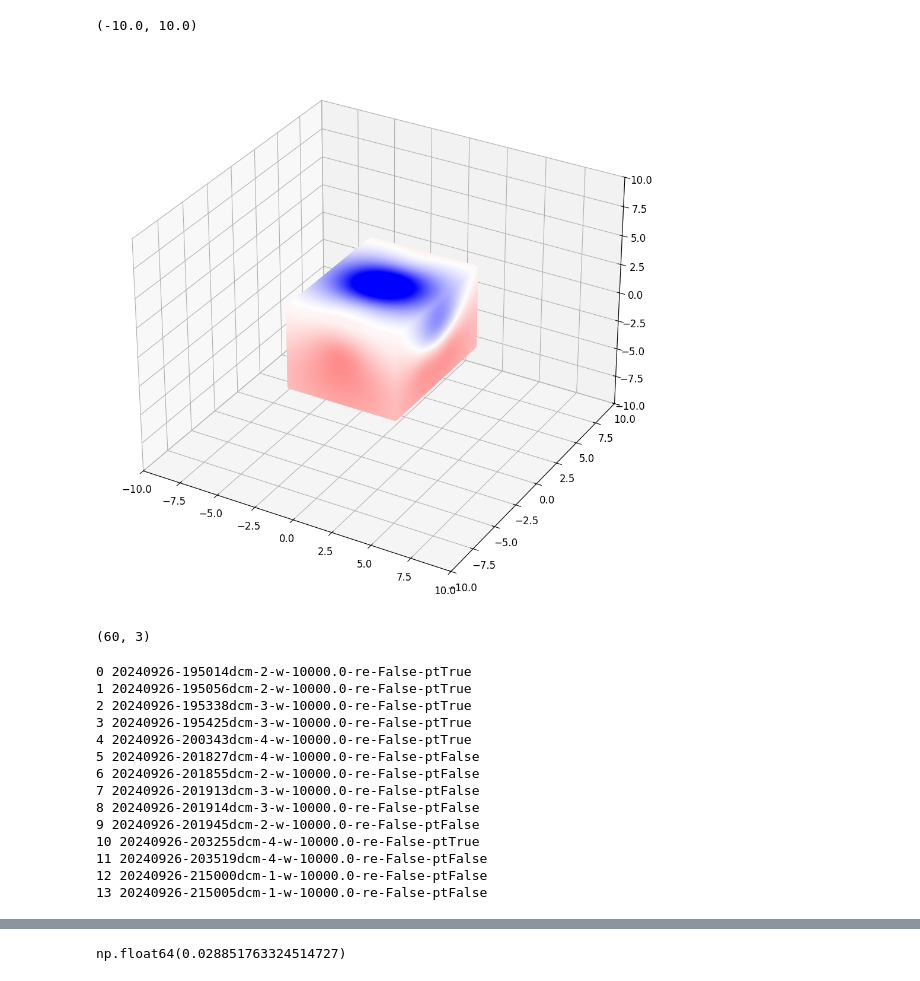
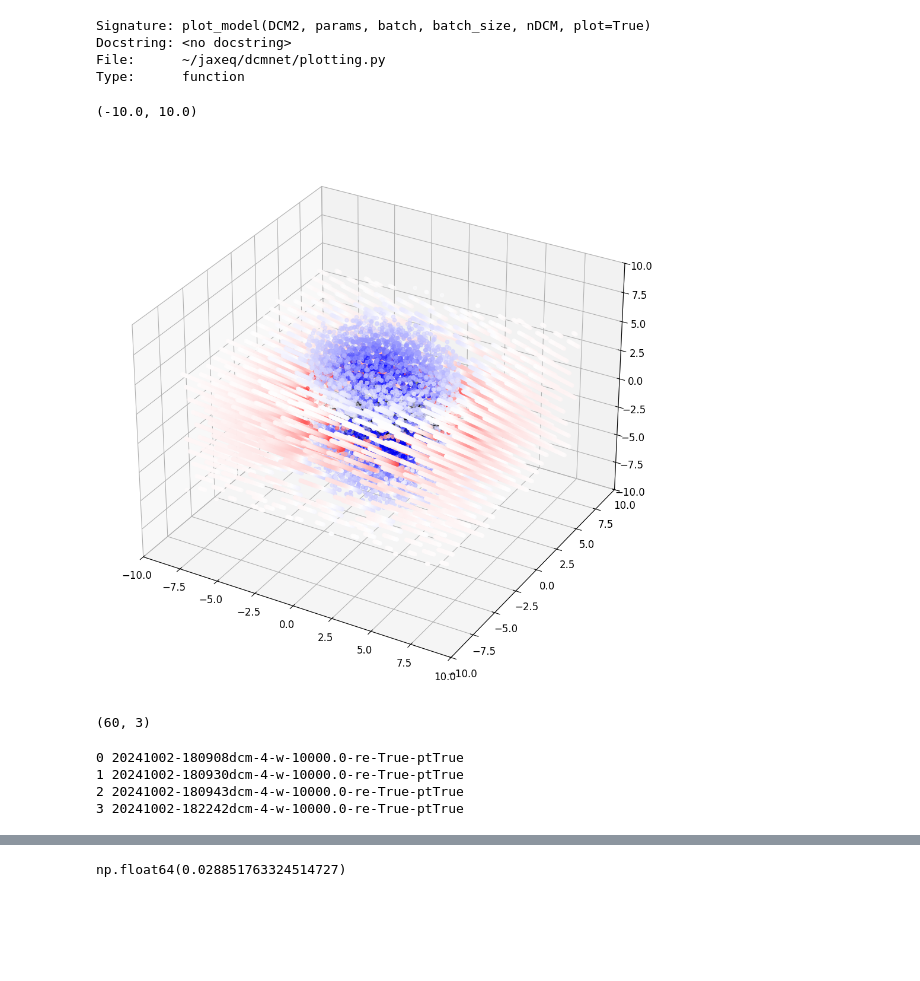
Before and after one commit to EricBoittier/dcmnet, a Jupyter notebook: notebooks/cubes.ipynb, the cells around one changed output, grey strips where cells are left out. Cells and saved outputs as stored; diff of their text form; code cells hidden in the pictures; blank space fills up the shorter version.

Commit message:
validation of trained models

```diff
--- a/notebooks/cubes.ipynb
+++ b/notebooks/cubes.ipynb
@@ -57,3 +60,10 @@ cpu
+# %%
+plot_model?
+# %% [output]
+Signature: plot_model(DCM2, params, batch, batch_size, nDCM, plot=True)
+Docstring: <no docstring>
+File:      ~/jaxeq/dcmnet/plotting.py
+Type:      function
 # %%
 import time
 import numpy as np
@@ -146,7 +156,7 @@ class cube():
             # if i != self.NX*self.NY*self.NZ: raise NameError, "FSCK!"
         return None
 
-    def write_cube(self,fname,comment='Cube file written by CubeToolz\nCubeToolz %3.1f' % __version__):
+    def write_cube(self,fname,comment='Cube file written by CubeToolz\nCubeToolz'):
         '''
         Write out a Gaussian Cube file
         '''
@@ -333,9 +343,11 @@ class cube():
         self.natoms = len(new_xyz)
         return None
 # %%
-C = cube("/pchem-data/meuwly/boittier/home/jaxeq/eric/fluro/esp_fluro-ben.cube")
-# C = cube("/pchem-data/meuwly/boittier/home/CubeTools/cubes/butadiene/scan_extract_0.xyz.chk.fchk.pot.cube")
-C = cube("/pchem-data/meuwly/boittier/home/MDCM/examples/ref/benzene-pot.cube")
+# C = cube("/pchem-data/meuwly/boittier/home/jaxeq/eric/fluro/esp_fluro-ben.cube")
+C = cube("/pchem-data/meuwly/boittier/home/jaxeq/eric/para-phenol/esp-or-para.0.cube")
+C = cube("/pchem-data/meuwly/boittier/home/CubeTools/cubes/butadiene/scan_extract_0.xyz.chk.fchk.pot.cube")
+C = cube("/pchem-data/meuwly/boittier/home/MDCM/examples/naptha/ref/naphta.pot.cube")
+# C = cube("/pchem-data/meuwly/boittier/home/MDCM/examples/ref/benzene-pot.cube")
 # C = cube("/pchem-data/meuwly/boittier/MDCM/examples/methanol/ref/scan0.p.cube")
 # C = cube("/pchem-data/meuwly/boittier/MDCM/examples/dimethylether/ref/scan0.p.cube")
 P = []
@@ -359,16 +371,16 @@ mask, closest = cut_vdw(XYZ, R, Z)
 # %%
 fig = plt.figure(figsize=(12, 12))
 ax1 = fig.add_subplot(111, projection="3d")
 
-ax1.scatter(*XYZ[mask][::].T, c=colors[mask][::])
+ax1.scatter(*XYZ[mask][::100].T, c=colors[mask][::100])
 ax1.scatter(*R.T, c="k", s=1000)
 
 ax1.set_xlim(-10,10)
 ax1.set_ylim(-10,10)
 ax1.set_zlim(-10,10)
 # %% [output]
 (-10.0, 10.0)
-[figure, old version]
+[figure, new version]
 # %%
 
 
@@ -485,25 +497,15 @@ batch =  output[0]
 # %%
 ddir = Path("/pchem-data/meuwly/boittier/home/jaxeq/all_runs/")
 # %%
-files = {_.parents[0].name: _ for _ in list(ddir.glob("test2/*/best*"))}
+files = {_.parents[0].name: _ for _ in list(ddir.glob("test4/*dcm-4*/best*"))}
 KEYS = list(files.keys())
 for i, _ in enumerate(KEYS):
     print(i, _)
 # %% [output]
-0 20240926-195014dcm-2-w-10000.0-re-False-ptTrue
-1 20240926-195056dcm-2-w-10000.0-re-False-ptTrue
-2 20240926-195338dcm-3-w-10000.0-re-False-ptTrue
-3 20240926-195425dcm-3-w-10000.0-re-False-ptTrue
-4 20240926-200343dcm-4-w-10000.0-re-False-ptTrue
-5 20240926-201827dcm-4-w-10000.0-re-False-ptFalse
-6 20240926-201855dcm-2-w-10000.0-re-False-ptFalse
-7 20240926-201913dcm-3-w-10000.0-re-False-ptFalse
-8 20240926-201914dcm-3-w-10000.0-re-False-ptFalse
-9 20240926-201945dcm-2-w-10000.0-re-False-ptFalse
-10 20240926-203255dcm-4-w-10000.0-re-False-ptTrue
-11 20240926-203519dcm-4-w-10000.0-re-False-ptFalse
-12 20240926-215000dcm-1-w-10000.0-re-False-ptFalse
-13 20240926-215005dcm-1-w-10000.0-re-False-ptFalse
+0 20241002-180908dcm-4-w-10000.0-re-True-ptTrue
+1 20241002-180930dcm-4-w-10000.0-re-True-ptTrue
+2 20241002-180943dcm-4-w-10000.0-re-True-ptTrue
+3 20241002-182242dcm-4-w-10000.0-re-True-ptTrue
 # %%
 for i in range(len(KEYS)):
     try:
```
Also changed, not shown: parts of 26 cells of this notebook, 35 other files.
